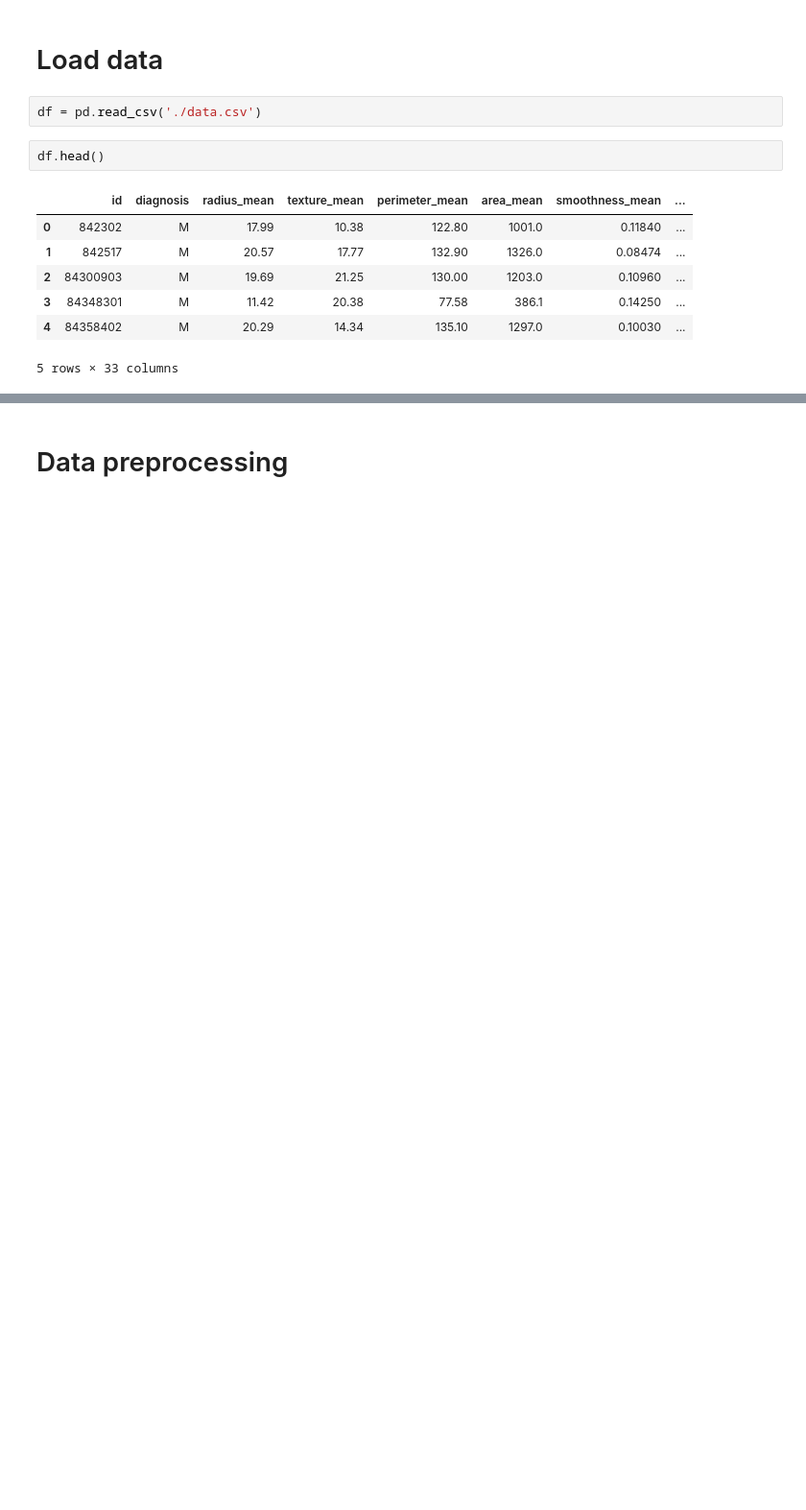
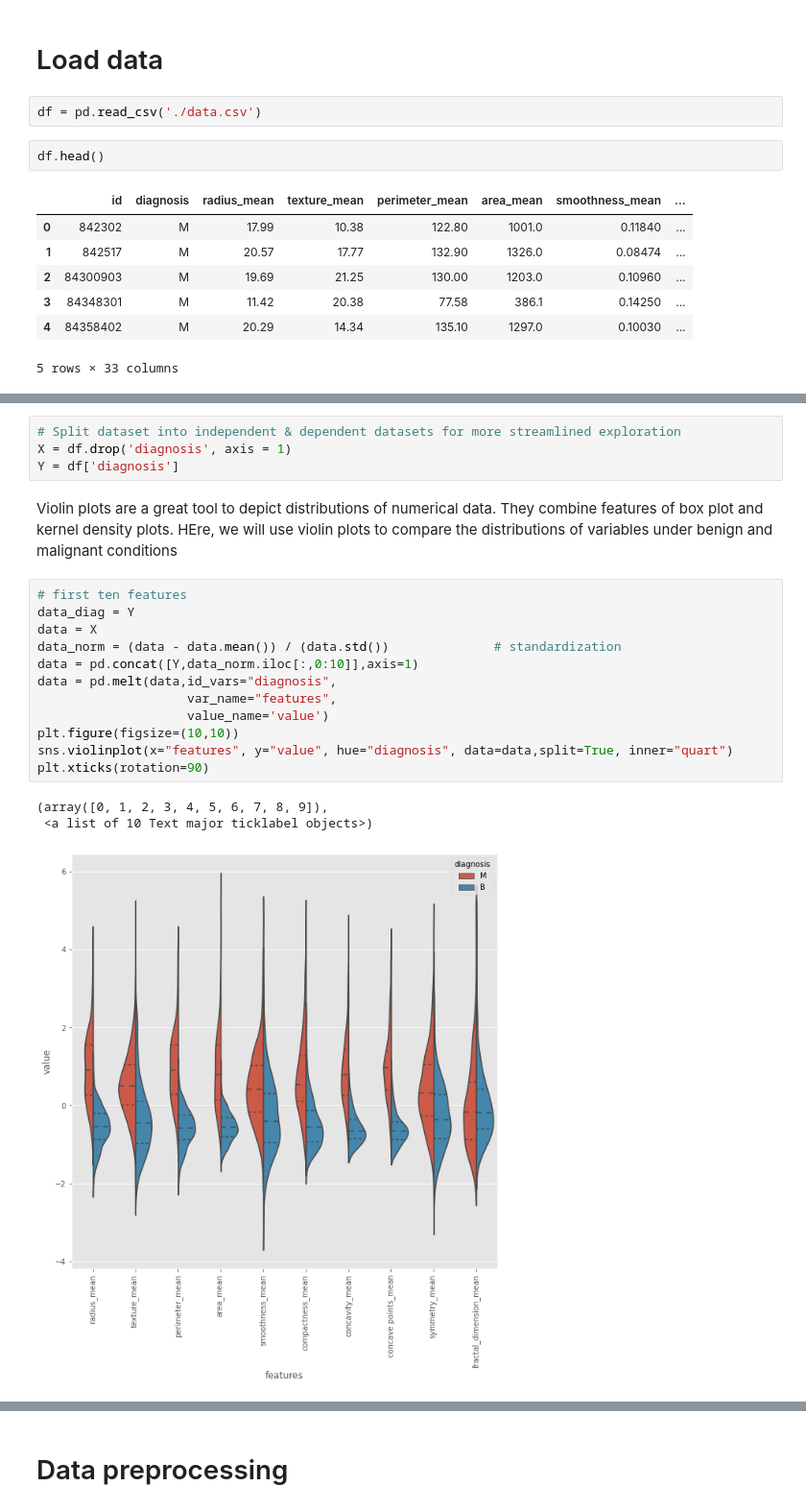
Before and after one commit to swathianil/Logistic-Regression-Breast-Cancer-Wisconsin-Diagnostic-, a Jupyter notebook: Roadmap_to_Logistic_Regression.ipynb, the cells around one changed output, grey strips where cells are left out. Shown: that part at 96% size. Saved outputs shown, nothing was run; the diff lists cells and outputs as text; blank space fills up the shorter version.

```diff
--- a/Roadmap_to_Logistic_Regression.ipynb
+++ b/Roadmap_to_Logistic_Regression.ipynb
@@ -37,0 +91,22 @@ df.head()
+# %%
+# Split dataset into independent & dependent datasets for more streamlined exploration
+X = df.drop('diagnosis', axis = 1)
+Y = df['diagnosis']
+# %% [markdown]
+Violin plots are a great tool to depict distributions of numerical data. They combine features of box plot and kernel density plots. HEre, we will use violin plots to compare the distributions of variables under benign and malignant conditions
+# %%
+# first ten features
+data_diag = Y
+data = X
+data_norm = (data - data.mean()) / (data.std())              # standardization
+data = pd.concat([Y,data_norm.iloc[:,0:10]],axis=1)
+data = pd.melt(data,id_vars="diagnosis",
+                    var_name="features",
+                    value_name='value')
+plt.figure(figsize=(10,10))
+sns.violinplot(x="features", y="value", hue="diagnosis", data=data,split=True, inner="quart")
+plt.xticks(rotation=90)
+# %% [output]
+(array([0, 1, 2, 3, 4, 5, 6, 7, 8, 9]),
+ <a list of 10 Text major ticklabel objects>)
+[figure, added]
```
Also changed, not shown: parts of 47 cells of this notebook.
